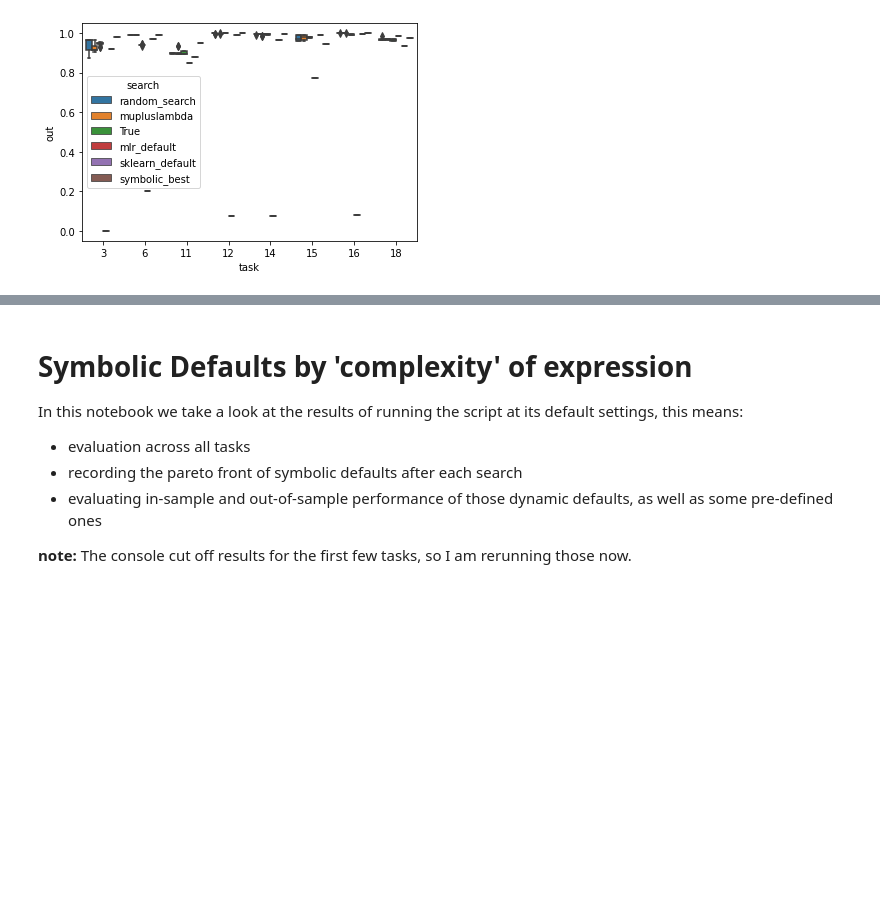
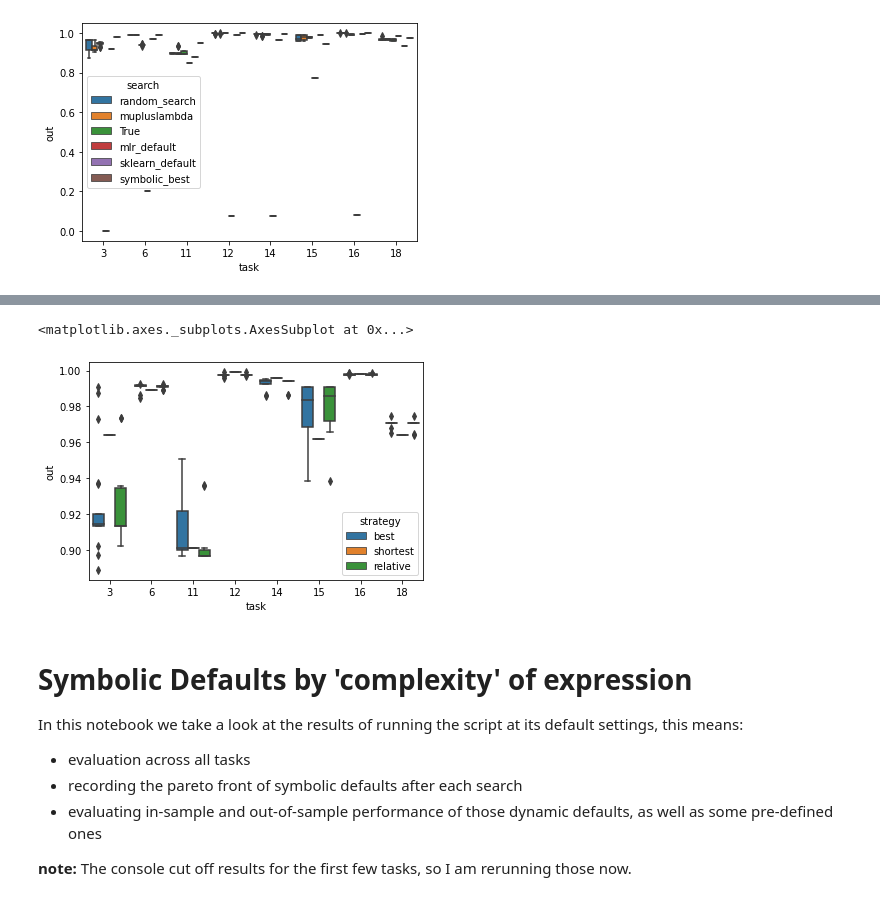
Before and after one commit to PGijsbers/symbolicdefaults, a Jupyter notebook: LogParsing-V3.ipynb, the cells around one changed output, grey strips where cells are left out. Drawn from its saved outputs; the diff is of its cells as text; code cells hidden in the pictures; blank space fills up the shorter version.

Commit message:
Allow max-steps in pick relative

```diff
--- a/LogParsing-V3.ipynb
+++ b/LogParsing-V3.ipynb
@@ -22,7 +22,7 @@ class Runlog:
             df = df.append(read_run_logs(problem=self.problem, search=search, target="new_evaluations"))
         return df
 
-    def pick_final_expression(self, method = "best"):
+    def pick_final_expression(self, method = "best", **kwargs):
         """
         Pick final expression on "in" data
         :method: either "relative", "shortest" or "best"
@@ -36,7 +36,7 @@ class Runlog:
         if method == "shortest":
             out = df[df.groupby("run")['length'].transform(min) == df['length']]
         elif method == "relative":
-            out = df.loc[[pick_relative(group) for name, group in df.groupby('run')]]
+            out = df.loc[[pick_relative(group, **kwargs) for name, group in df.groupby('run')]]
         else:
             out = df[df.groupby("run")['in'].transform(max) == df['in']]
         return out
@@ -52,28 +52,35 @@ class Runlog:
         df.drop_duplicates(inplace=True)
         return(df)
 
-def pick_relative(x, eps=0.01):
+def pick_relative(x, eps=0.01, max_steps=1):
     """
-    Pick by relative improvement; Pick longer if better by 'eps', break if not
+    Pick by relative improvement;
+    Consider only at most `max_steps` longer, if better by 'eps', break if not
     """
     x = x.copy()
     if len(x) == 1:
         return(x.index.values[0])
 
-    x['relative_improvement'] = x['in'] - x['in'].shift(1, fill_value=0)
-    use_ix = None
+    use_ix, length, score = None, 0, 0
     for ix, rw in x.iterrows():
-        if (rw['relative_improvement'] > eps):
-            use_ix = ix
-        else:
-            break
+        if rw['length'] - length > max_steps:
+            break  # candidates are too big
+        if rw['in'] - score < eps:
+            continue  # not enough increase
+        use_ix, length, score = ix, rw['length'], rw['in']
+#     x['relative_improvement'] = x['in'] - x['in'].shift(1, fill_value=0)
+#     for ix, rw in x.iterrows():
+#         if (rw['relative_improvement'] > eps):
+#             use_ix = ix
+#         else:
+#             break
     return use_ix
 
 def read_run_logs(problem:str, search: str, target: str):
     """
     Read all log-files for a given problem x search combination
     """
-    log_dir = f"runs/{problem}_{search}/"
+    log_dir = f"svm_results/{problem}_{search}/"
     dirs = [os.path.join(log_dir, f) for f in os.listdir(log_dir)]
     df = pd.read_csv(f"{dirs[0]}/{target}.csv", sep=";",nrows=0)
     for dir in dirs:
@@ -124,3 +131,13 @@ sns.boxplot(data=df, x="task", y="out", hue = "search")
 # %% [output]
 <matplotlib.axes._subplots.AxesSubplot at 0x...>
 [figure]
+# %%
+cols = ["task", "problem", "search", "in", "out"]
+big_df = pd.DataFrame()
+for strat in ["best", "shortest", "relative"]:
+    df = log.pick_final_expression(strat, eps=0.01, max_steps=2)[cols]
+    bdf = log.get_benchmark_performances().rename(columns={"expression":"search"})[cols]
+    df = df.append(bdf)
+    df = df[df.search.isin(["mupluslambda", "random_search", "True"])]
+    df["strategy"] = strat
+    big_df = pd.concat([big_df, df])
@@ -127,3 +167,8 @@ sns.boxplot(data=df, x="task", y="out", hue = "search")
+# %%
+sns.boxplot(data=big_df[big_df.search == "mupluslambda"], x="task", y="out", hue="strategy")
+# %% [output]
+<matplotlib.axes._subplots.AxesSubplot at 0x...>
+[figure, added]
 # %% [markdown]
 # Symbolic Defaults by 'complexity' of expression
 In this notebook we take a look at the results of running the script at its default settings, this means:
```
Also changed, not shown: parts of 2 cells of this notebook.
